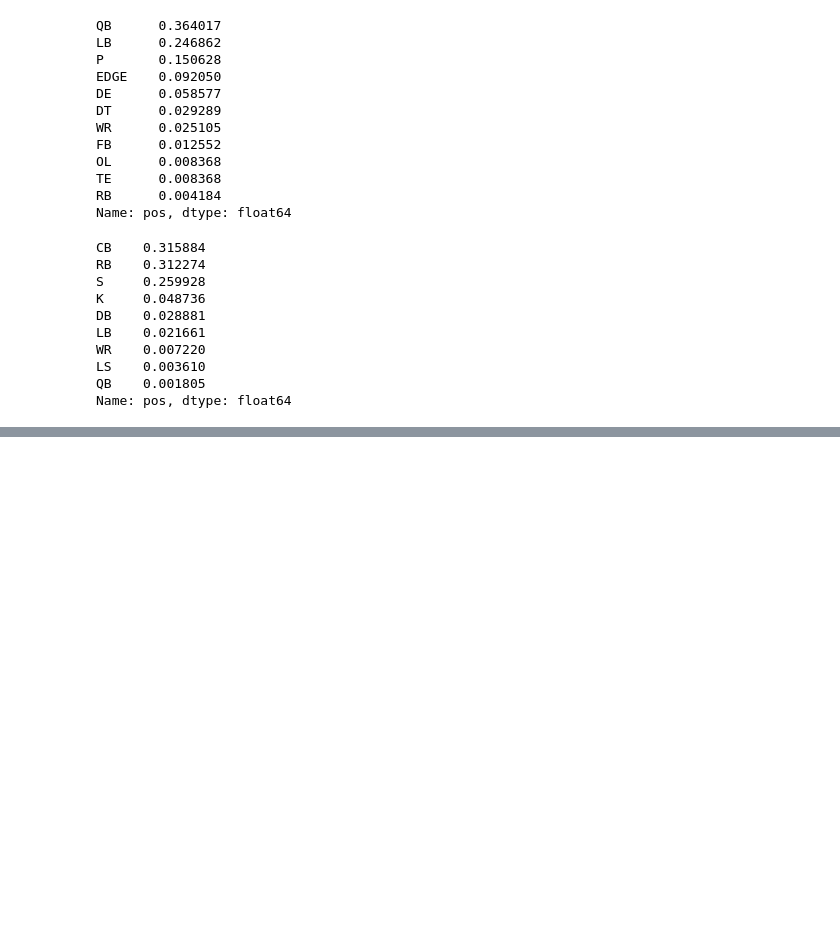
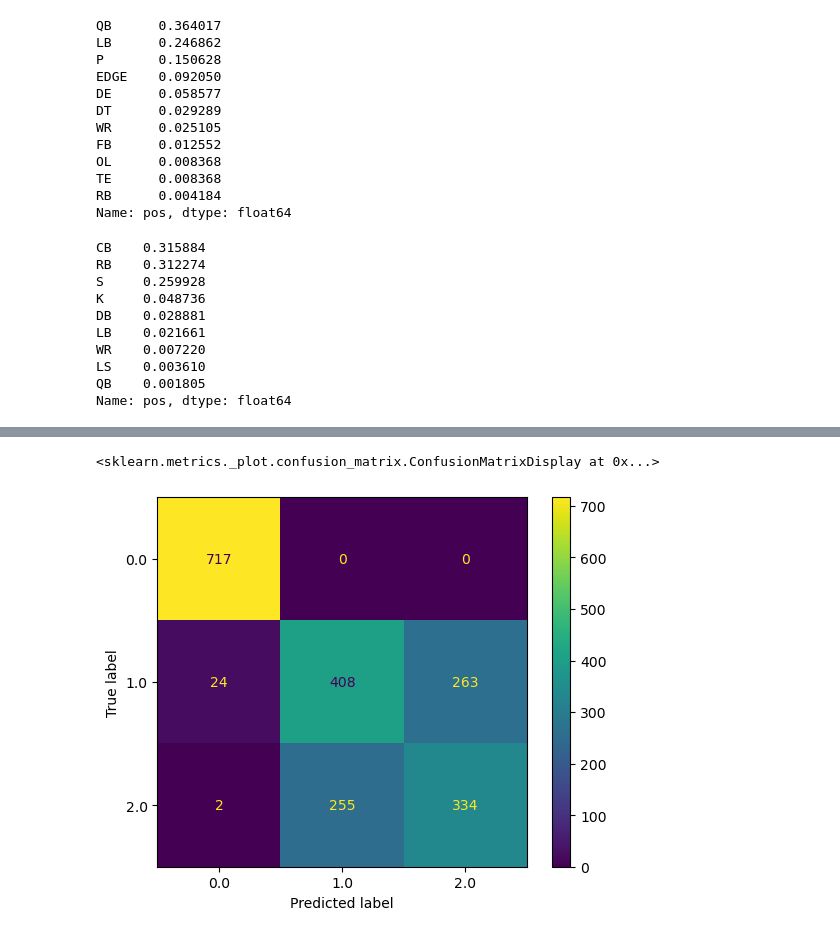
Before and after one commit to jpalgon/Draft_Combine, a Jupyter notebook: Modeling.ipynb, the cells around one changed output, grey strips where cells are left out. Drawn from its saved outputs; the diff is of its cells as text; code cells hidden in the pictures; blank space fills up the shorter version.

```diff
--- a/Modeling.ipynb
+++ b/Modeling.ipynb
@@ -406,0 +530,5 @@ Name: rec_career, dtype: float64
+# %%
+plot_confusion_matrix(gridsearch,X_test,y_test)
+# %% [output]
+<sklearn.metrics._plot.confusion_matrix.ConfusionMatrixDisplay at 0x...>
+[figure, added]
```
Also changed, not shown: parts of 48 cells of this notebook.
